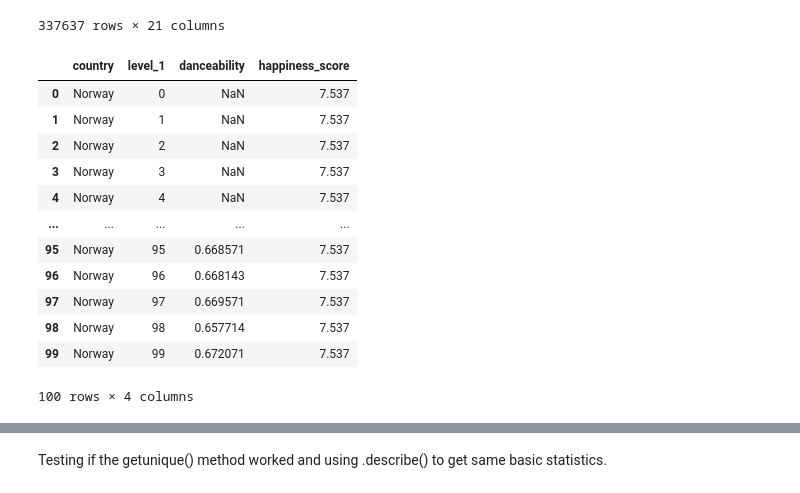
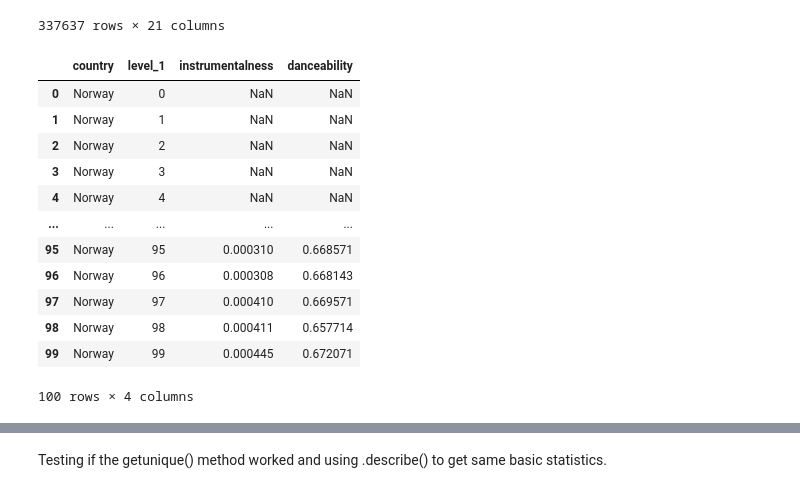
Before and after one commit to Albina-C/INFO-2950-Project, a Jupyter notebook: PROJ 2950.ipynb, the cells around one changed output, grey strips where cells are left out. Saved outputs shown, nothing was run; the diff lists cells and outputs as text; code cells hidden in the pictures.

```diff
--- a/PROJ 2950.ipynb
+++ b/PROJ 2950.ipynb
@@ -1165,20 +873,26 @@ finalsongs
 rolling = finalsongs.groupby('country', sort=False)[['danceability']].rolling(window=14).mean().reset_index()
 # rolling['avg_danceability']=finalsongs['danceability'].rolling(14).mean()
 rolling=rolling.merge(topbot[['country','happiness_score']], how='left',on='country')
+# %%
+rolling2=finalsongs.groupby('country', sort=False)[['instrumentalness']].rolling(window=14).mean().reset_index()
+# %%
+rolling['instrumentalness']=rolling2['instrumentalness']
+# %%
+rolling2['danceability']=rolling['danceability']
 # %%
-rolling.head(100)
+rolling2.head(100)
 # %% [output]
-|  | country | level_1 | danceability | happiness_score |
-| 0 | Norway | 0 | NaN | 7.537 |
-| 1 | Norway | 1 | NaN | 7.537 |
-| 2 | Norway | 2 | NaN | 7.537 |
-| 3 | Norway | 3 | NaN | 7.537 |
-| 4 | Norway | 4 | NaN | 7.537 |
+|  | country | level_1 | instrumentalness | danceability |
+| 0 | Norway | 0 | NaN | NaN |
+| 1 | Norway | 1 | NaN | NaN |
+| 2 | Norway | 2 | NaN | NaN |
+| 3 | Norway | 3 | NaN | NaN |
+| 4 | Norway | 4 | NaN | NaN |
 | ... | ... | ... | ... | ... |
-| 95 | Norway | 95 | 0.668571 | 7.537 |
-| 96 | Norway | 96 | 0.668143 | 7.537 |
-| 97 | Norway | 97 | 0.669571 | 7.537 |
-| 98 | Norway | 98 | 0.657714 | 7.537 |
-| 99 | Norway | 99 | 0.672071 | 7.537 |
+| 95 | Norway | 95 | 0.000310 | 0.668571 |
+| 96 | Norway | 96 | 0.000308 | 0.668143 |
+| 97 | Norway | 97 | 0.000410 | 0.669571 |
+| 98 | Norway | 98 | 0.000411 | 0.657714 |
+| 99 | Norway | 99 | 0.000445 | 0.672071 |
 100 rows × 4 columns
 # %%
```
Also changed, not shown: parts of 23 cells of this notebook, 1 other file.
